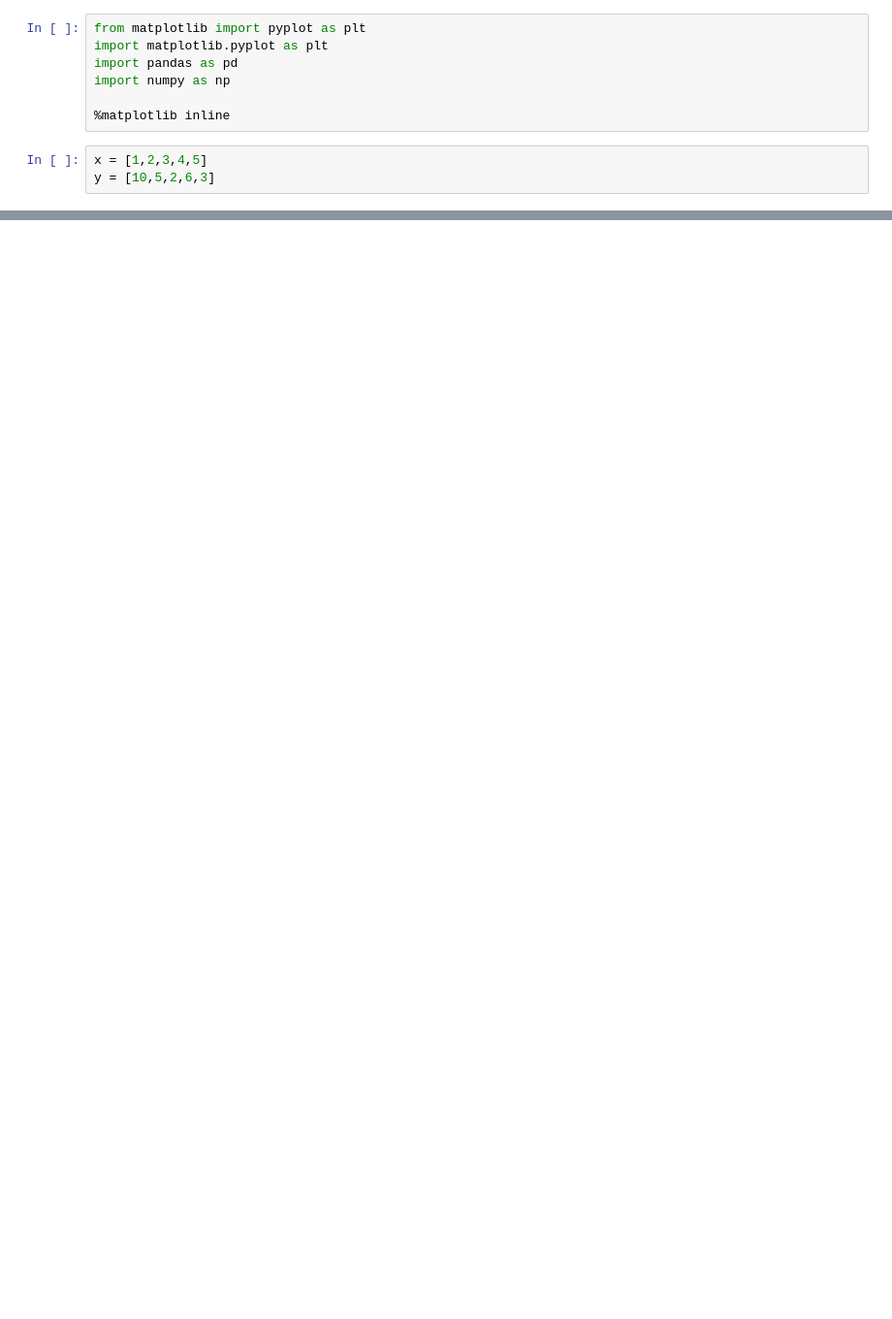
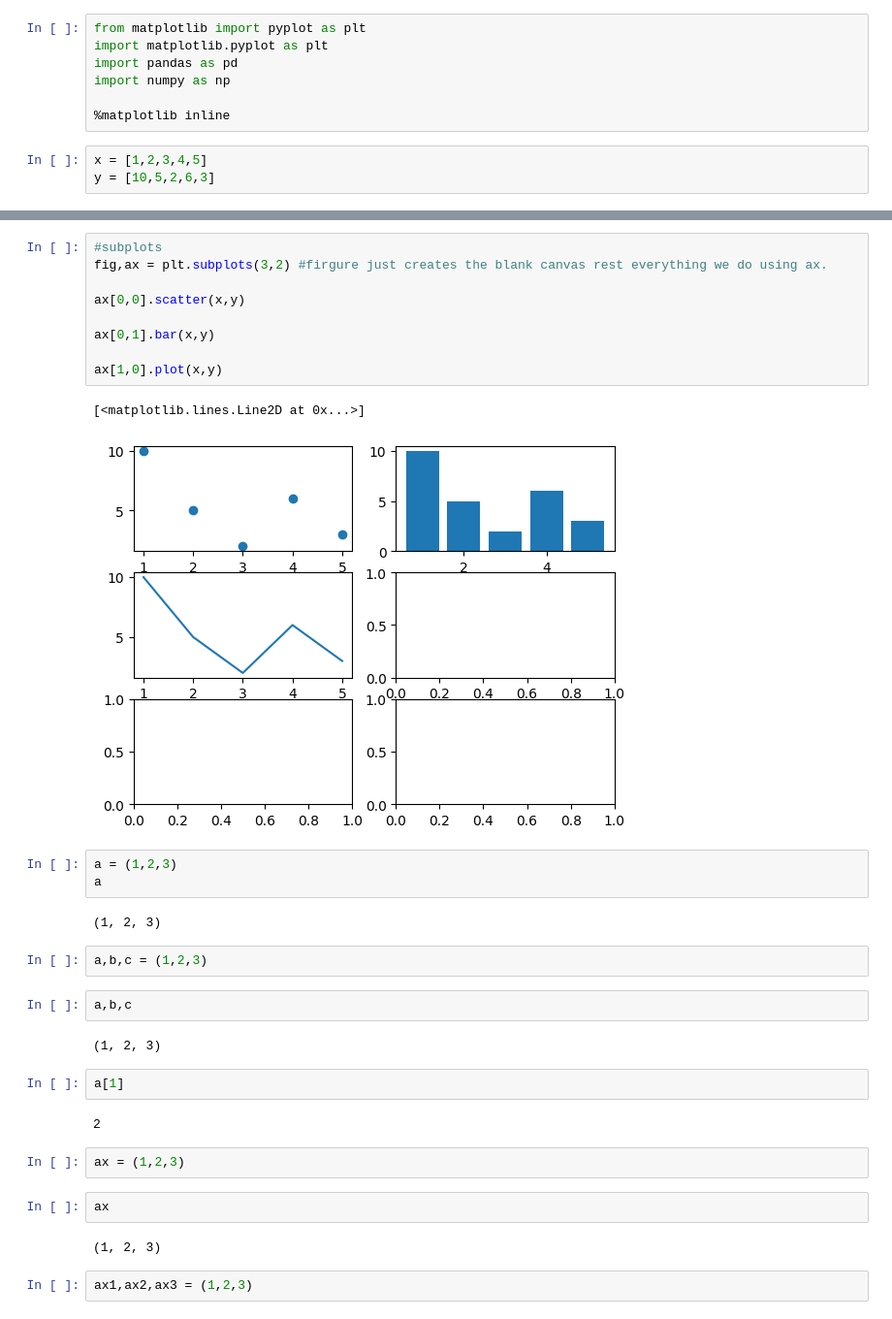
Before and after one commit to NikitaaArora/Ineuron, a Jupyter notebook: Python/Libraries/PANDAS/seaborn+matlotlib.ipynb, the cells around one changed output, grey strips where cells are left out. Shown at 97% size. Saved outputs shown, nothing was run; the diff lists cells and outputs as text; blank space fills up the shorter version.

```diff
--- a/Python/Libraries/PANDAS/seaborn+matlotlib.ipynb
+++ b/Python/Libraries/PANDAS/seaborn+matlotlib.ipynb
@@ -19,0 +23,35 @@ ax.plot(x,y)
+# %%
+#subplots
+fig,ax = plt.subplots(3,2) #firgure just creates the blank canvas rest everything we do using ax.
+
+ax[0,0].scatter(x,y)
+
+ax[0,1].bar(x,y)
+
+ax[1,0].plot(x,y)
+# %% [output]
+[<matplotlib.lines.Line2D at 0x...>]
+[figure, added]
+# %%
+a = (1,2,3)
+a
+# %% [output]
+(1, 2, 3)
+# %%
+a,b,c = (1,2,3)
+# %%
+a,b,c
+# %% [output]
+(1, 2, 3)
+# %%
+a[1]
+# %% [output]
+2
+# %%
+ax = (1,2,3)
+# %%
+ax
+# %% [output]
+(1, 2, 3)
+# %%
+ax1,ax2,ax3 = (1,2,3)
```
Also changed, not shown: parts of 5 cells of this notebook.
